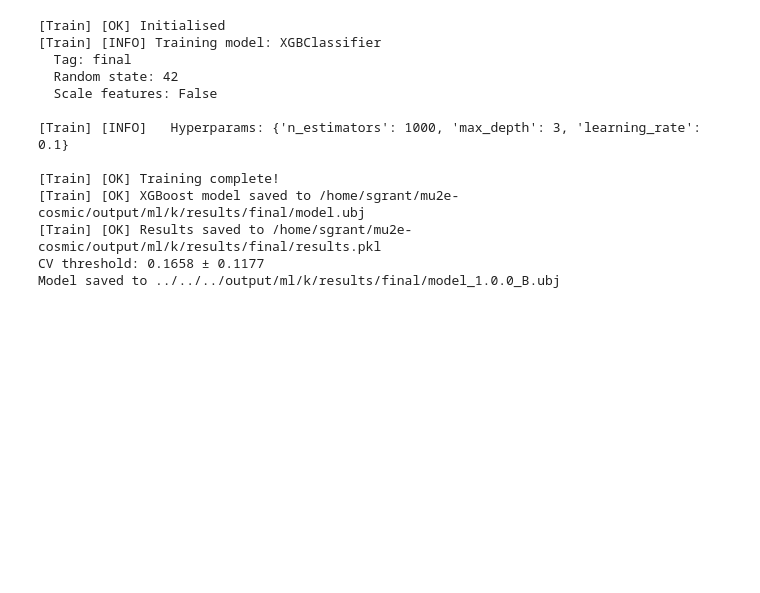
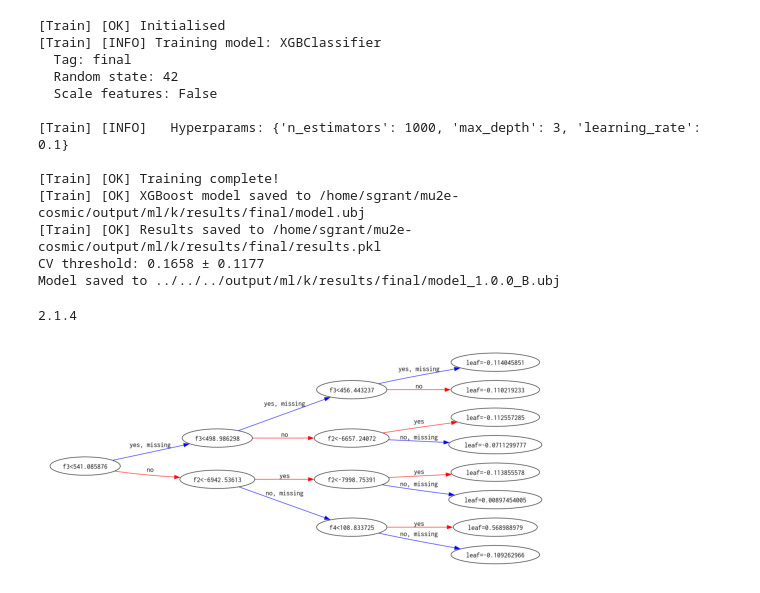
Before and after one commit to sam-grant/mu2e-cosmic, a Jupyter notebook: notebooks/ml/xgboost/train-B.ipynb, the cells around one changed output. Drawn from its saved outputs; the diff is of its cells as text; code cells hidden in the pictures; blank space fills up the shorter version.

```diff
--- a/notebooks/ml/xgboost/train-B.ipynb
+++ b/notebooks/ml/xgboost/train-B.ipynb
@@ -269,3 +269,15 @@ print(f"Model saved to {out_dir / model_name}")
 [Train] [OK] Results saved to /home/sgrant/mu2e-cosmic/output/ml/k/results/final/results.pkl
 CV threshold: 0.1658 ± 0.1177
 Model saved to ../../../output/ml/k/results/final/model_1.0.0_B.ubj
+# %%
+print(xgb.__version__)
+# %% [output]
+2.1.4
+# %%
+import matplotlib.pyplot as plt
+fig, ax = plt.subplots() # figsize=(20, 10))
+# xgb.plot_tree(results["model"], num_trees=0, ax=ax)
+xgb.plot_tree(results["model"], ax=ax, rankdir="LR")
+fig.savefig(f"../../../output/images/ml/{run}/tree_structure.png", dpi=300, bbox_inches="tight")
+# %% [output]
+[figure, added]
```
Also changed, not shown: parts of 2 cells of this notebook, 1 other file.
